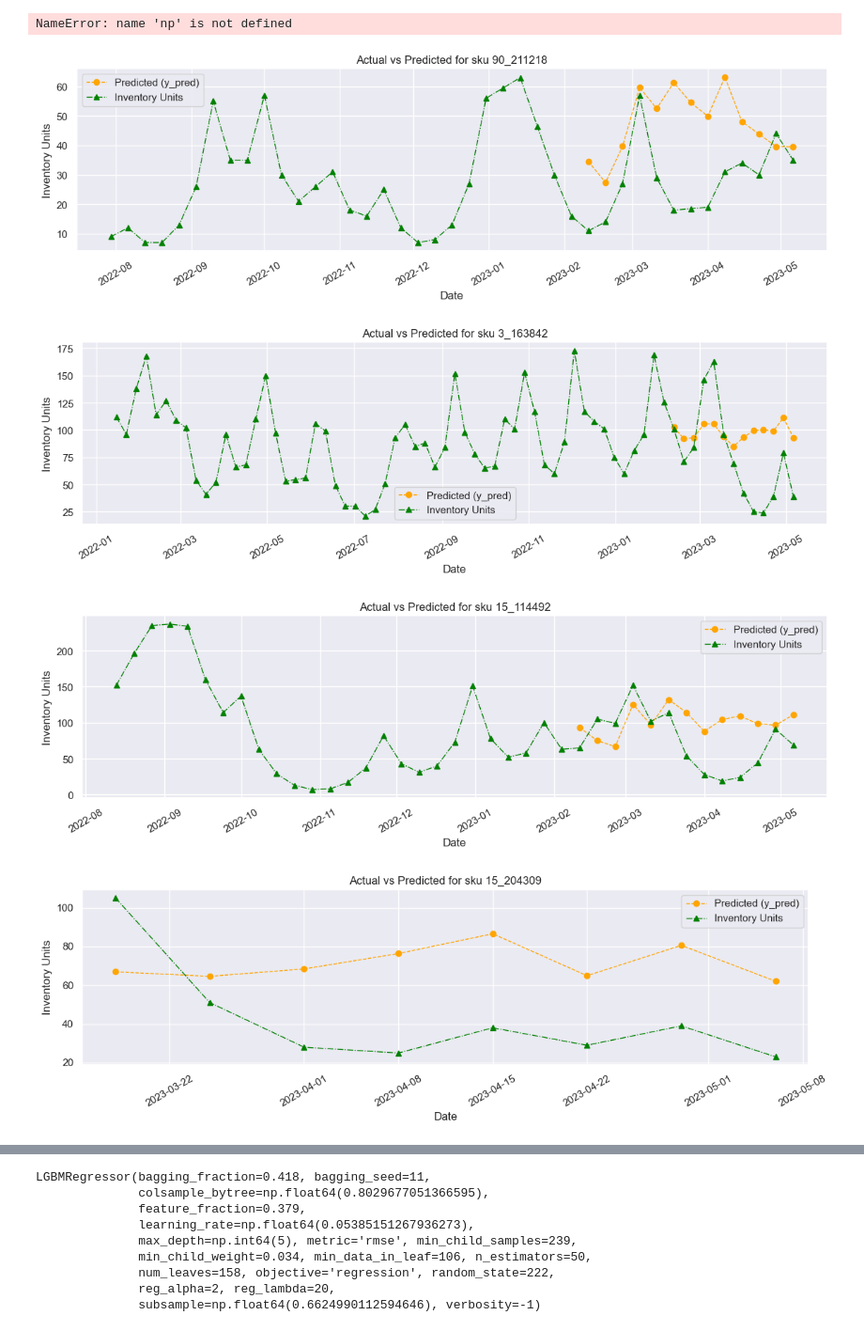
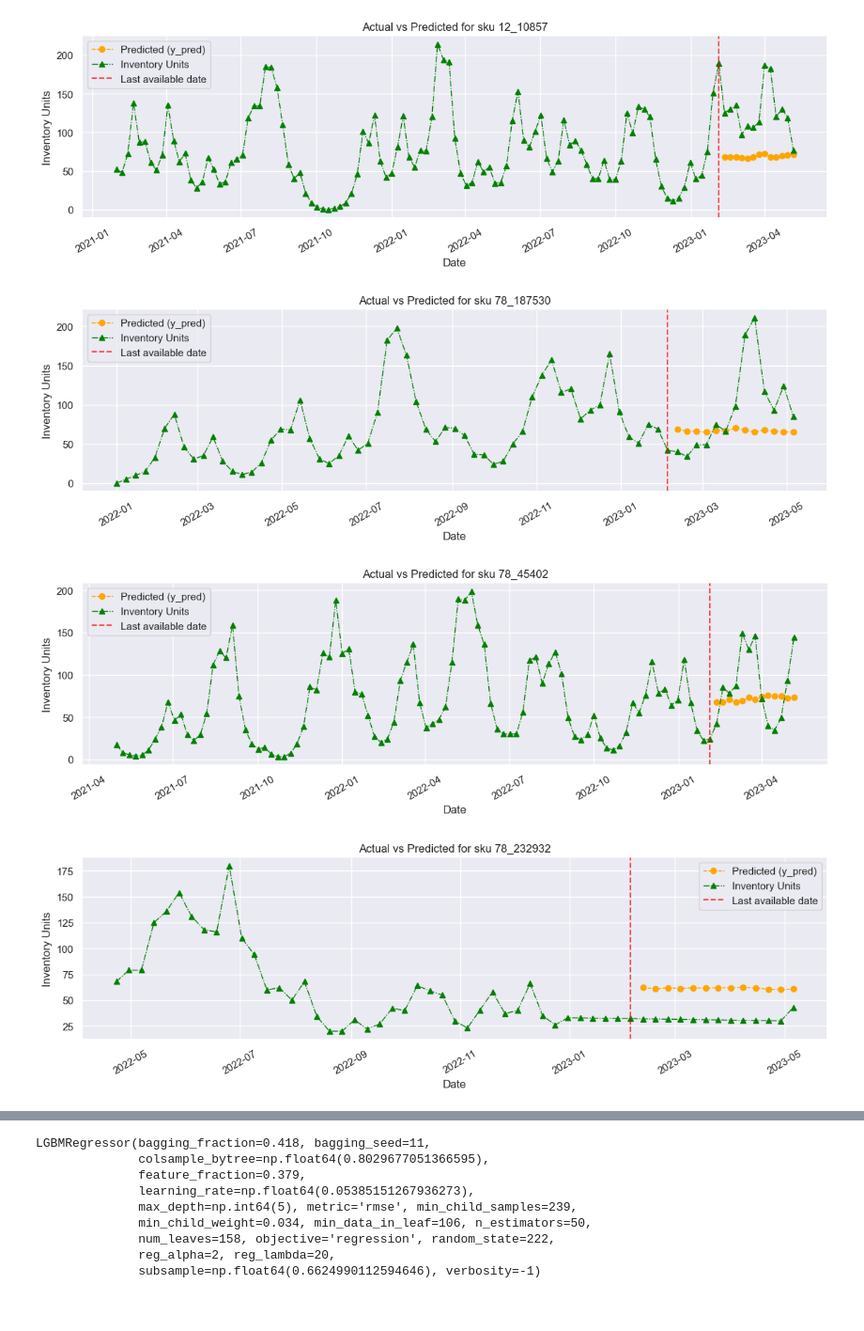
Before and after one commit to giarets/hp_use_case, a Jupyter notebook: simple_model.ipynb, the cells around one changed output, grey strips where cells are left out. Shown: that part at 94% size. Drawn from its saved outputs; the diff is of its cells as text; code cells hidden in the pictures.

```diff
--- a/simple_model.ipynb
+++ b/simple_model.ipynb
@@ -55,7 +59,7 @@ lgb_params = {
     'min_child_samples': 25,
     'min_child_weight': 0.034,
     'min_split_gain': 0.0,
-    'n_estimators': 1000,
+    'n_estimators': 50,
     'n_jobs': None,
     'num_leaves': 157,
     'objective': 'regression',
@@ -72,7 +76,31 @@ lgb_params = {
     'min_data_in_leaf': 106,
     'verbosity': -1,
     }
+
+# lgb_params = {
+#     'boosting_type': 'gbdt',
+#     'class_weight': None,
+#     'colsample_bytree': 1,
+#     'importance_type': 'split',
+#     'learning_rate': 0.1,
+#     'max_depth': 5,
+#     'min_child_samples': 20,
+#     'min_child_weight': 0.001,
+#     'min_split_gain': 0.0,
+#     'n_estimators': 50,
+#     'n_jobs': None,
+#     'num_leaves': 120,
+#     'objective': None,
+#     'random_state': None,
+#     'reg_alpha': 0.0,
+#     'reg_lambda': 0.0,
+#     'subsample': 1.0,
+#     'subsample_for_bin': 200000,
+#     'subsample_freq': 0
+#     }
 # %%
-fc_model = ForecastingModel(hyperparameters=lgb_params)
-results_cv = fc_model.cross_validate2(df, n_splits=2)
+fc_model = LightGBMForecastingModel(
+    hyperparameters=lgb_params
+    )
+results_cv = fc_model.cross_validate(df, n_splits=2)
 # %% [output]
@@ -101,18 +110,17 @@ def predict_last_13_weeks(df):
 # %%
-df_preds = utils.predict_last_13_weeks(df, fc_model.model)
+df_preds = utils.predict_last_13_weeks(df, fc_model)
 df_final = df.merge(df_preds.reset_index(), on=['date', 'sku'], how='left')
-# %% [output]
-NameError: name 'np' is not defined
 # %%
 num_select = 4
-list_skus = np.random.choice(df_preds['sku'].unique(), size=num_select, replace=False) # Random
-#list_skus = X_test["sku"].cat.remove_unused_categories().value_counts().index[:num_select].values # More entries in the dataset
-#list_skus = X_test["sku"].cat.remove_unused_categories().value_counts().index[-num_select:].values # Less entries in the dataset
+#list_skus = np.random.choice(df_preds['sku'].unique(), size=num_select, replace=False) # Random
+list_skus = df_preds["sku"].cat.remove_unused_categories().value_counts().index[:num_select].values # More entries in the dataset
+#list_skus = df_preds["sku"].cat.remove_unused_categories().value_counts().index[-num_select:].values # Less entries in the dataset
 # %%
+date_present = df_final['date'].max() - pd.DateOffset(weeks=13)
 for sku in list_skus:
-    utils_plots.plot_real_vs_predicted(df_final, sku)
+    utils_plots.plot_real_vs_predicted(df_final, sku, vline_dates=[date_present])
 # %% [output]
-[figure, old version]
+[figure, new version]
-[figure, old version]
+[figure, new version]
-[figure, old version]
+[figure, new version]
-[figure, old version]
+[figure, new version]
```
Also changed, not shown: parts of 23 cells of this notebook, 6 other files.
